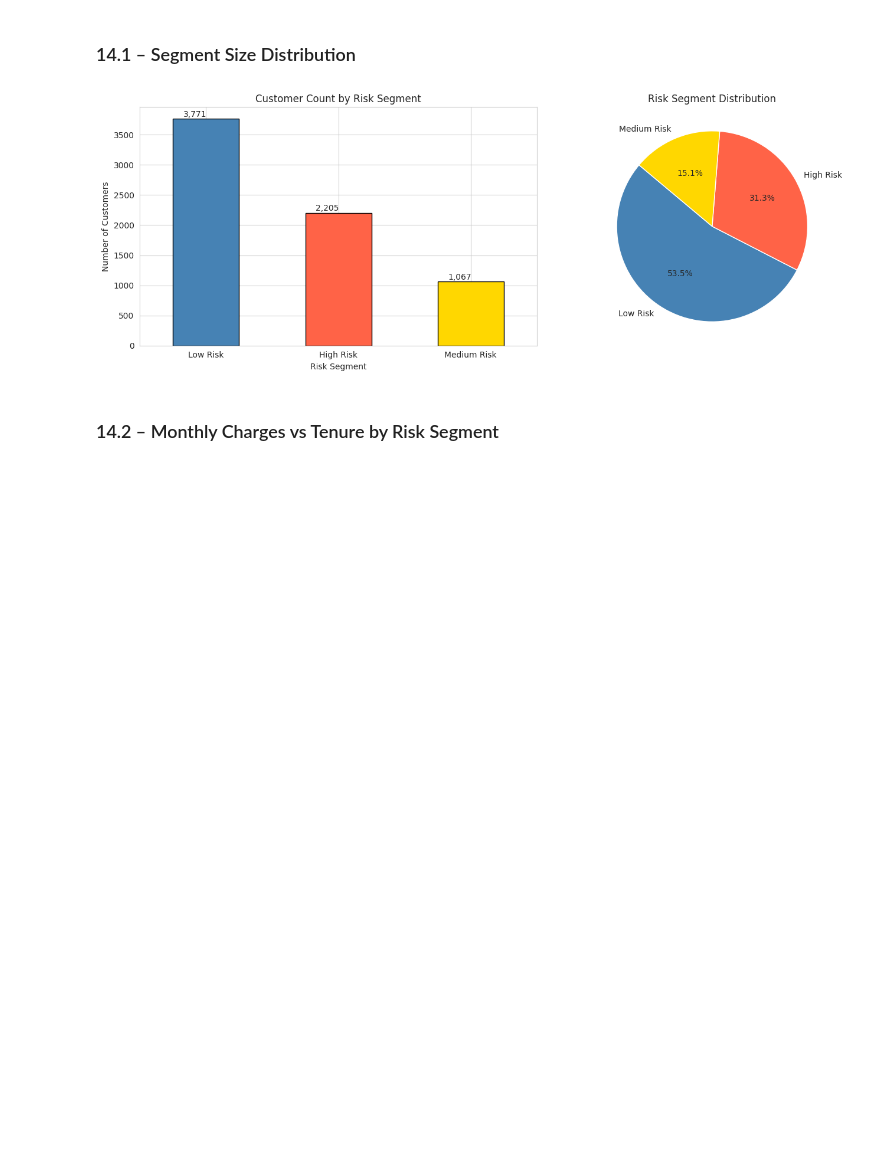
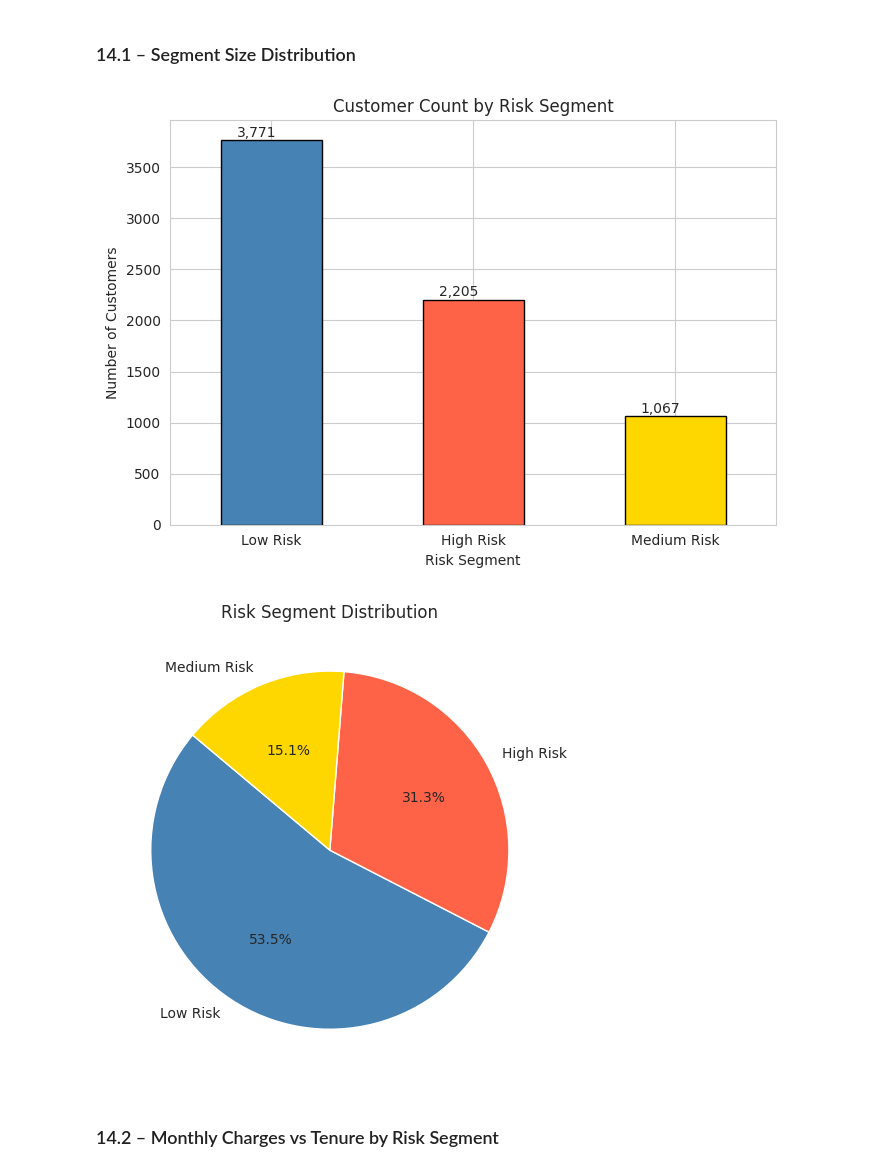
Before and after one commit to Rishabh-8755/CUSTOMER-SEGMENTATION-PROJECT, a Jupyter notebook: Telco_Churn_Analysis_XGBoost (1).ipynb, the cells around one changed output. Cells and saved outputs as stored; diff of their text form; code cells hidden in the pictures; blank space fills up the shorter version.

```diff
--- a/Telco_Churn_Analysis_XGBoost (1).ipynb
+++ b/Telco_Churn_Analysis_XGBoost (1).ipynb
@@ -882,31 +897,35 @@ Sample (top 10 rows):
 # %%
 seg_counts = segmentation_data['Risk Segment'].value_counts()
 colors = {'Low Risk': 'steelblue', 'Medium Risk': 'gold', 'High Risk': 'tomato'}
 
-fig, axes = plt.subplots(1, 2, figsize=(14, 5))
-
+# Plot 1: Bar Chart
+fig_bar, ax_bar = plt.subplots(figsize=(7, 5))
 seg_counts.plot(kind='bar',
                 color=[colors[s] for s in seg_counts.index],
-                edgecolor='black', ax=axes[0])
-axes[0].set_title('Customer Count by Risk Segment')
-axes[0].set_xlabel('Risk Segment')
-axes[0].set_ylabel('Number of Customers')
-axes[0].set_xticklabels(seg_counts.index, rotation=0)
-for p in axes[0].patches:
-    axes[0].annotate(f'{int(p.get_height()):,}',
+                edgecolor='black', ax=ax_bar)
+ax_bar.set_title('Customer Count by Risk Segment')
+ax_bar.set_xlabel('Risk Segment')
+ax_bar.set_ylabel('Number of Customers')
+ax_bar.set_xticklabels(seg_counts.index, rotation=0)
+for p in ax_bar.patches:
+    ax_bar.annotate(f'{int(p.get_height()):,}',
                      (p.get_x() + 0.08, p.get_height() + 30))
+plt.tight_layout()
+plt.show()
 
-axes[1].pie(seg_counts,
+# Plot 2: Pie Chart
+fig_pie, ax_pie = plt.subplots(figsize=(7, 5))
+ax_pie.pie(seg_counts,
             labels=seg_counts.index,
             autopct='%1.1f%%',
             colors=[colors[s] for s in seg_counts.index],
             startangle=140)
-axes[1].set_title('Risk Segment Distribution')
-
+ax_pie.set_title('Risk Segment Distribution')
 plt.tight_layout()
 plt.show()
 # %% [output]
-[figure, old version]
+[figure, new version]
+[figure, added]
 # %% [markdown]
 ### 14.2 – Monthly Charges vs Tenure by Risk Segment
 # %%
```
Also changed, not shown: parts of 7 cells of this notebook.
